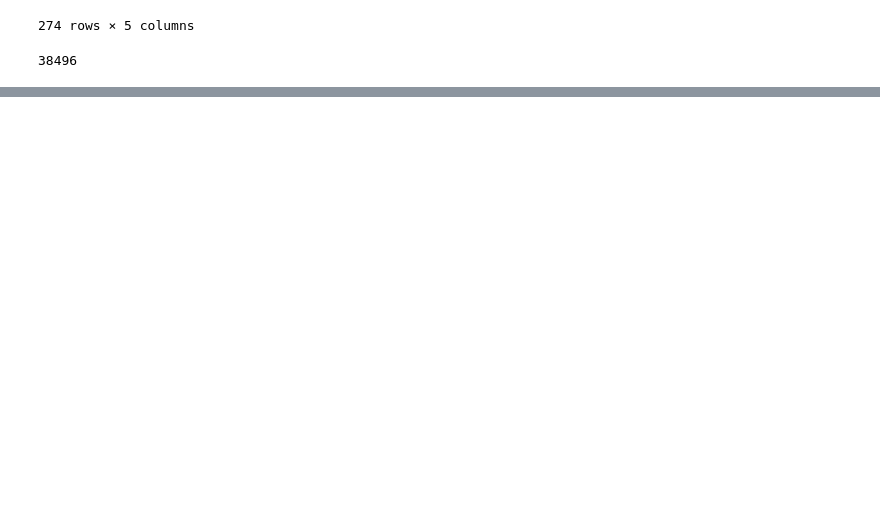
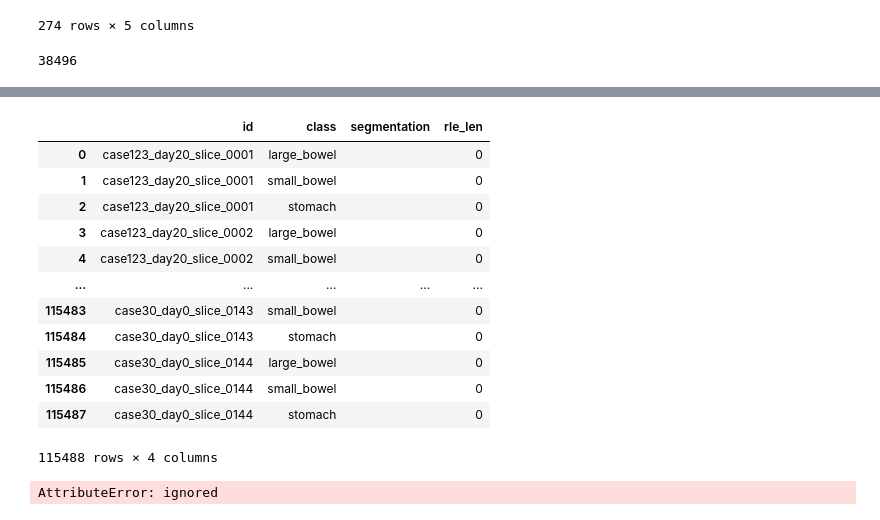
Before and after one commit to Seongwen/image_pj, a Jupyter notebook: Base Code/3d-solution-with-monai-produce-3d-data.ipynb, the cells around one changed output, grey strips where cells are left out. Saved outputs shown, nothing was run; the diff lists cells and outputs as text; code cells hidden in the pictures; blank space fills up the shorter version.

```diff
--- a/Base Code/3d-solution-with-monai-produce-3d-data.ipynb
+++ b/Base Code/3d-solution-with-monai-produce-3d-data.ipynb
@@ -427,0 +451,2 @@ len(all_train_images)
+# %%
+df = pd.read_csv(TRAIN_CSV)
@@ -427,0 +470,17 @@ len(all_train_images)
+# %%
+df['rle_len'] = df.segmentation.map(len)
+df
+# %% [output]
+|  | id | class | segmentation | rle_len |
+| 0 | case123_day20_slice_0001 | large_bowel |  | 0 |
+| 1 | case123_day20_slice_0001 | small_bowel |  | 0 |
+| 2 | case123_day20_slice_0001 | stomach |  | 0 |
+| 3 | case123_day20_slice_0002 | large_bowel |  | 0 |
+| 4 | case123_day20_slice_0002 | small_bowel |  | 0 |
+| ... | ... | ... | ... | ... |
+| 115483 | case30_day0_slice_0143 | small_bowel |  | 0 |
+| 115484 | case30_day0_slice_0143 | stomach |  | 0 |
+| 115485 | case30_day0_slice_0144 | large_bowel |  | 0 |
+| 115486 | case30_day0_slice_0144 | small_bowel |  | 0 |
+| 115487 | case30_day0_slice_0144 | stomach |  | 0 |
+115488 rows × 4 columns
@@ -427,0 +587,5 @@ len(all_train_images)
+# %%
+train_df = df_preprocessing(train_df, all_train_images)
+train_df
+# %% [output]
+AttributeError: ignored
```
Also changed, not shown: parts of 38 cells of this notebook, 7 other files.
